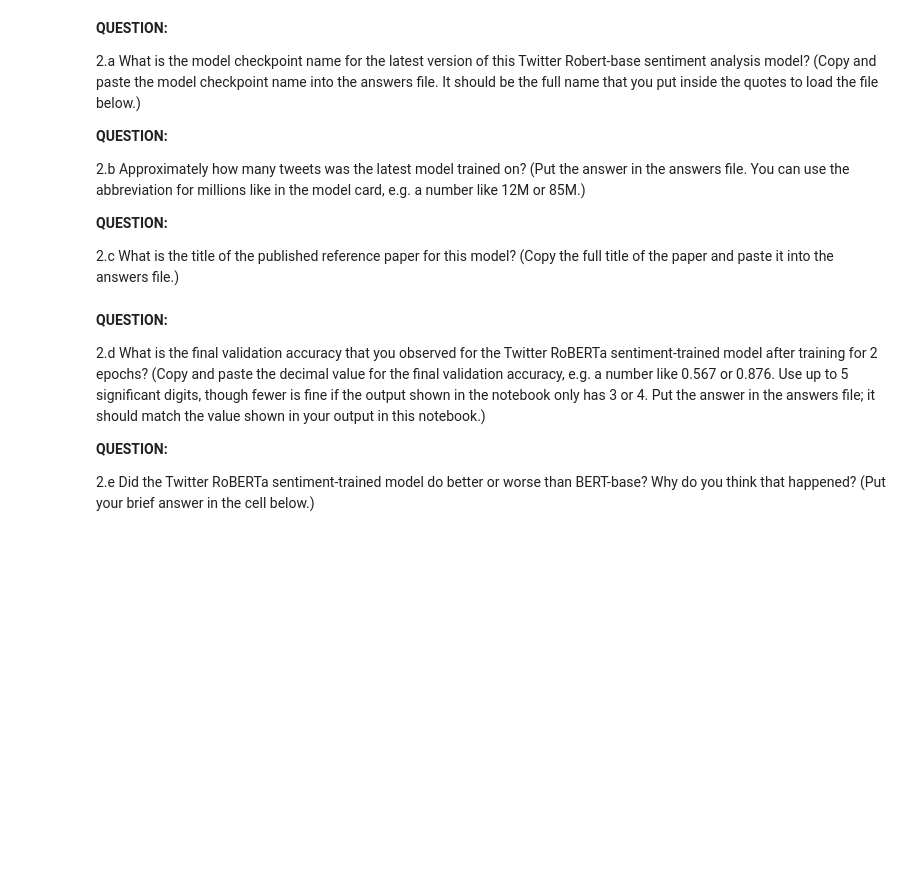
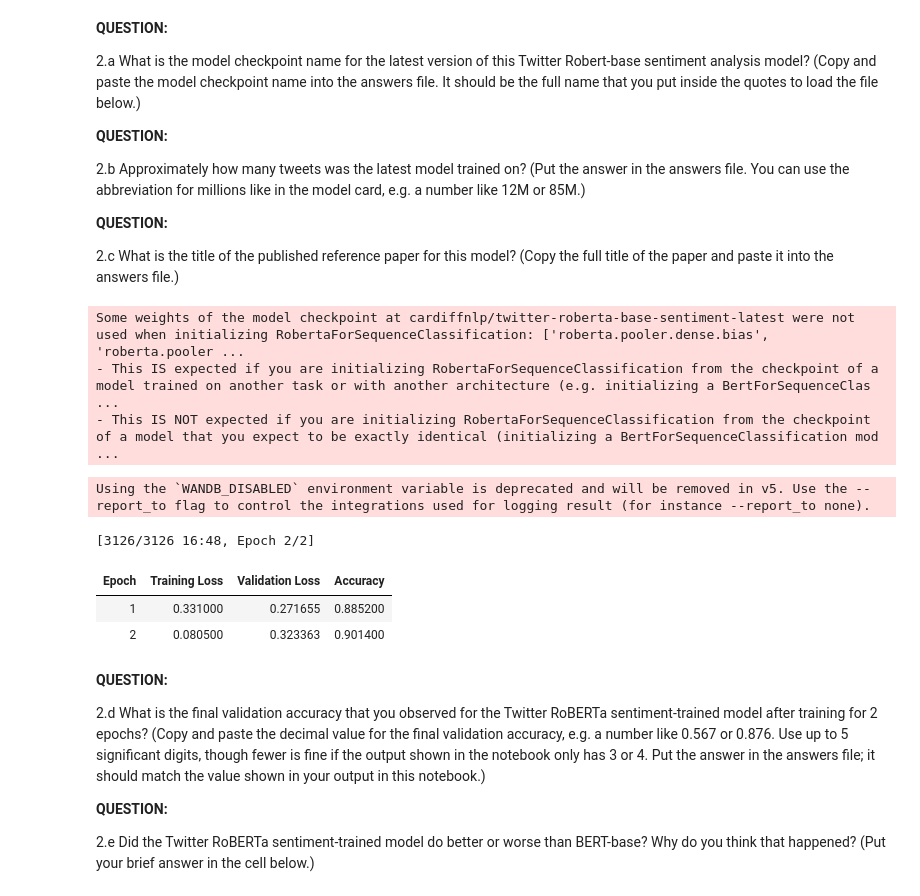
Before and after one commit to datasci-w266/2025-spring-main, a Jupyter notebook: assignment/a2/Text_classification_BERT.ipynb, the cells around one changed output. Cells and saved outputs as stored; diff of their text form; code cells hidden in the pictures; blank space fills up the shorter version.

```diff
--- a/assignment/a2/Text_classification_BERT.ipynb
+++ b/assignment/a2/Text_classification_BERT.ipynb
@@ -242,29 +431,3 @@ def compute_metrics(p):
     predictions, labels = p
     predictions = np.argmax(predictions, axis=1)
     return metric.compute(predictions=predictions, references=labels)
-# %%
-def fine_tune_classification_model(classification_model,
-                                   tokenizer,
-                                   train_data,
-                                   dev_data,
-                                   batch_size = 16,
-                                   num_epochs = 2):
-    """
-    Preprocess the data using the given tokenizer (we've give you the code for that part).
-    Create the training arguments and trainer for the given model and data (write your code for that).
-    Then train it.
-    """
-
-    preprocessed_train_data = train_data.map(preprocess_imdb, batched=True, fn_kwargs={'tokenizer': tokenizer})
-    preprocessed_dev_data = dev_data.map(preprocess_imdb, batched=True, fn_kwargs={'tokenizer': tokenizer})
-
-    ### YOUR CODE HERE
-
-    # training_args = ...
-    # trainer = ...
-
-
-
-    ### END YOUR CODE
-
-    trainer.train()
@@ -305,21 +524,31 @@ The model card indicates that there is an updated version of this model now avai
 # %%
 """
 Show the output from training the Twitter RoBERTa sentiment model on the IMDB movie reviews dataset.
 Insert the model checkpoint name for the latest version of that model below.
 """
 
 ### YOUR CODE HERE
 
-# model_checkpoint_name = ...
-
+# Latest Twitter RoBERTa sentiment model checkpoint name
+model_checkpoint_name = "cardiffnlp/twitter-roberta-base-sentiment-latest"
 
 ### END YOUR CODE
 
-
+# Load tokenizer and model from the checkpoint
 bert_tokenizer = AutoTokenizer.from_pretrained(model_checkpoint_name)
 bert_classification_model = AutoModelForSequenceClassification.from_pretrained(model_checkpoint_name)
 
+# Fine-tune the model on the IMDb dataset
 fine_tune_classification_model(bert_classification_model, bert_tokenizer, imdb_train_dataset, imdb_dev_dataset)
+# %% [output]
+Some weights of the model checkpoint at cardiffnlp/twitter-roberta-base-sentiment-latest were not used when initializing RobertaForSequenceClassification: ['roberta.pooler.dense.bias', 'roberta.pooler ...
+- This IS expected if you are initializing RobertaForSequenceClassification from the checkpoint of a model trained on another task or with another architecture (e.g. initializing a BertForSequenceClas ...
+- This IS NOT expected if you are initializing RobertaForSequenceClassification from the checkpoint of a model that you expect to be exactly identical (initializing a BertForSequenceClassification mod ...
+Using the `WANDB_DISABLED` environment variable is deprecated and will be removed in v5. Use the --report_to flag to control the integrations used for logging result (for instance --report_to none).
+[3126/3126 16:48, Epoch 2/2]
+| Epoch | Training Loss | Validation Loss | Accuracy |
+| 1 | 0.331000 | 0.271655 | 0.885200 |
+| 2 | 0.080500 | 0.323363 | 0.901400 |
 # %% [markdown]
 **QUESTION:**
 
```
Also changed, not shown: parts of 26 cells of this notebook, 3 other files.
